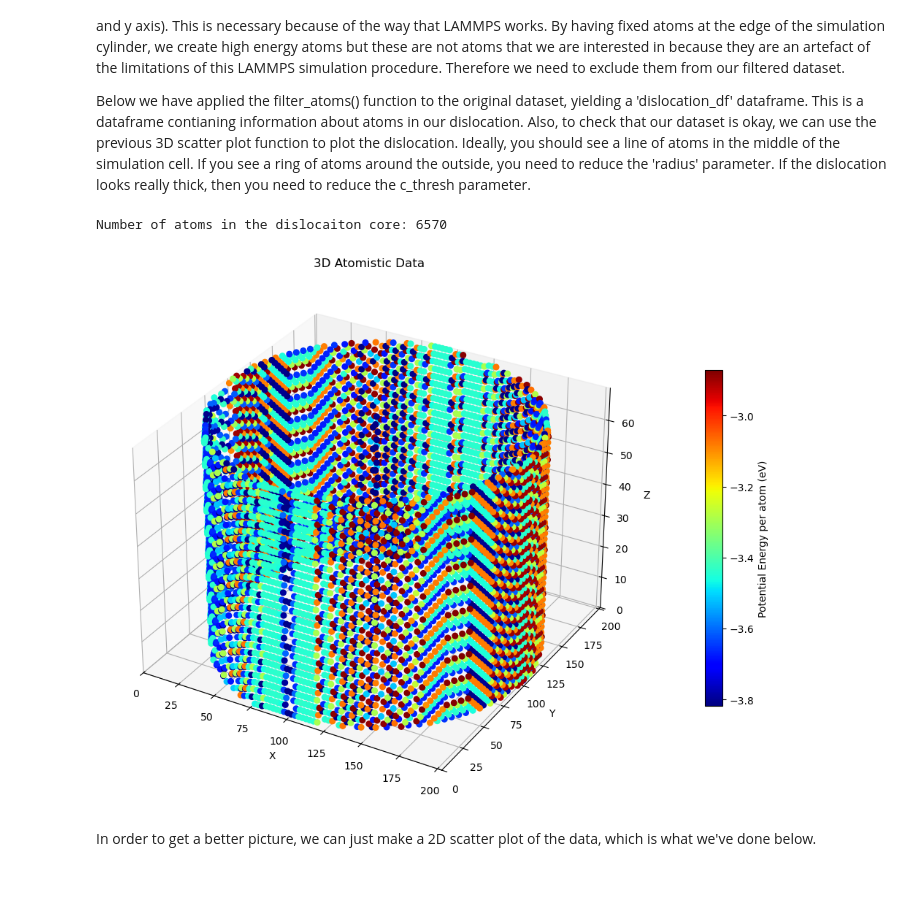
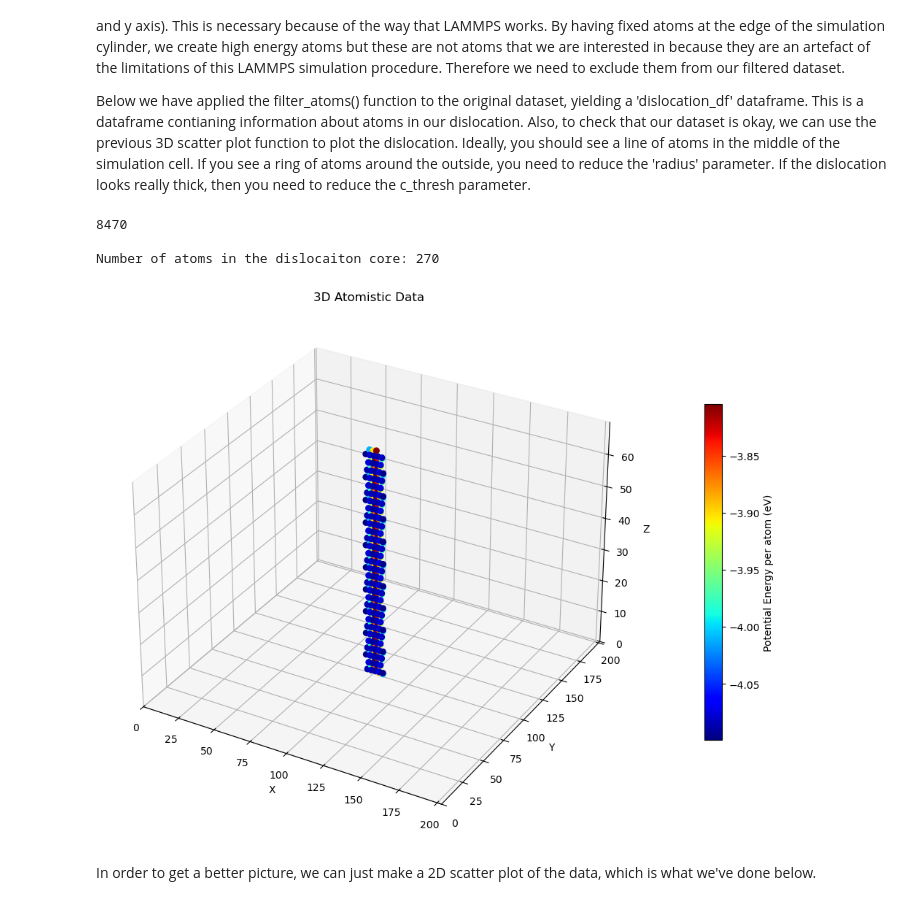
Before and after one commit to Eledmunds15/DiJoVa, a Jupyter notebook: 03_dislo_analysis/dislo_analysis.ipynb, the cells around one changed output. Saved outputs shown, nothing was run; the diff lists cells and outputs as text; code cells hidden in the pictures.

```diff
--- a/03_dislo_analysis/dislo_analysis.ipynb
+++ b/03_dislo_analysis/dislo_analysis.ipynb
@@ -191,7 +198,7 @@ In previous LAMMPS minimizations, we had fixed boundary conditions holidng atoms
 
 Below we have applied the filter_atoms() function to the original dataset, yielding a 'dislocation_df' dataframe. This is a dataframe contianing information about atoms in our dislocation. Also, to check that our dataset is okay, we can use the previous 3D scatter plot function to plot the dislocation. Ideally, you should see a line of atoms in the middle of the simulation cell. If you see a ring of atoms around the outside, you need to reduce the 'radius' parameter. If the dislocation looks really thick, then you need to reduce the c_thresh parameter.
 # %%
-def filter_atoms(atom_df, box, radius, c_thresh):
+def filter_atoms(atom_df, box, radius, c_peratom_thresh, c_csym_thresh=1):
     """
     Filters atoms based on their per-atom charge and distance from the box center in the XY plane.
 
@@ -209,35 +216,45 @@ def filter_atoms(atom_df, box, radius, c_thresh):
         this threshold will be included.
 
     Returns:
     --------
     pandas.DataFrame
         Filtered DataFrame containing atoms that satisfy both the per-atom charge threshold
         and are located within the specified radius from the box center in the XY plane.
 
     Notes:
     ------
     The function calculates the center of the simulation box in the XY plane and filters
     atoms by computing their Euclidean distance from this center. It then applies the
     charge threshold filter on 'c_peratom'.
     """
     # Calculate center coordinates of the simulation box in XY plane
     x_center = (box['xlo'] + box['xhi']) / 2
     y_center = (box['ylo'] + box['yhi']) / 2
 
     # Compute XY-plane distance of each atom from the box center
     dx = atom_df['x'] - x_center
     dy = atom_df['y'] - y_center
-    r_xy = np.sqrt(dx**2 + dy**2)
+    r_xy_cond = np.sqrt(dx**2 + dy**2)
+
+    # Compute the atoms that satisfy the peratom condition
+    peratom_cond = atom_df['c_peratom'] > c_peratom_thresh
+
+    # Compute the atoms that satisfy the centrosymmetry condition
+    csym_cond = atom_df['c_csym'] > c_csym_thresh
+
+    print(csym_cond.sum())
 
     # Apply filters: 'c_peratom' above threshold AND distance within radius
-    filtered_df = atom_df[(atom_df['c_peratom'] > c_thresh) & (r_xy < radius)]
+    filtered_df = atom_df[(peratom_cond | csym_cond) & (r_xy_cond < radius)]
 
     return filtered_df
 
-dislocation_df = filter_atoms(atom_df, box, radius=50, c_thresh=-3.82)
+dislocation_df = filter_atoms(atom_df, box, radius=20, c_peratom_thresh=-3.8, c_csym_thresh=2)
 print(f"\nNumber of atoms in the dislocaiton core: {len(dislocation_df)}\n")
 
 plot_atomistic_data_3d(dislocation_df, box, s=30, alpha=1)
 # %% [output]
-Number of atoms in the dislocaiton core: 6570
+8470
+
+Number of atoms in the dislocaiton core: 270
-[figure, old version]
+[figure, new version]
```
Also changed, not shown: parts of 4 cells of this notebook.
